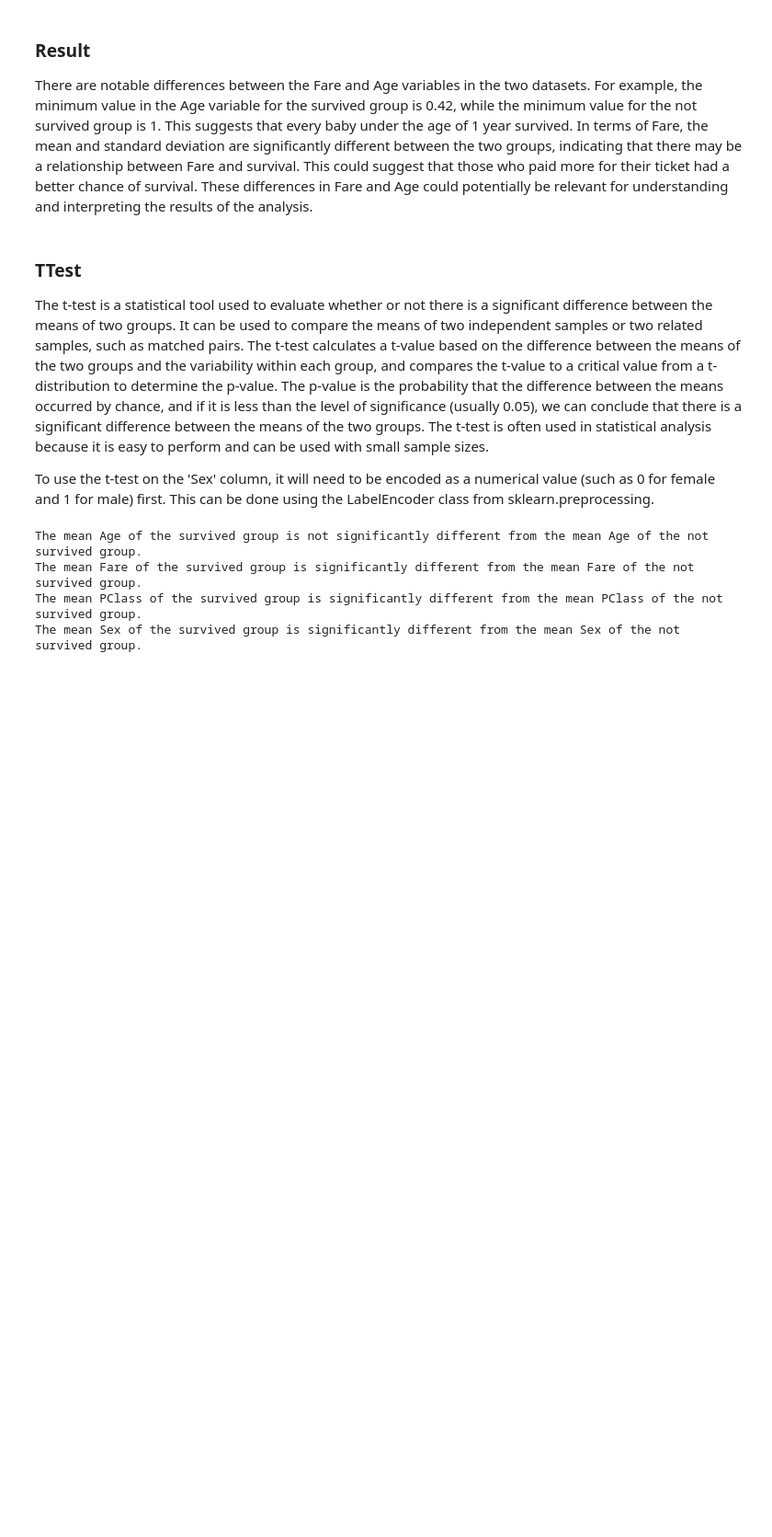
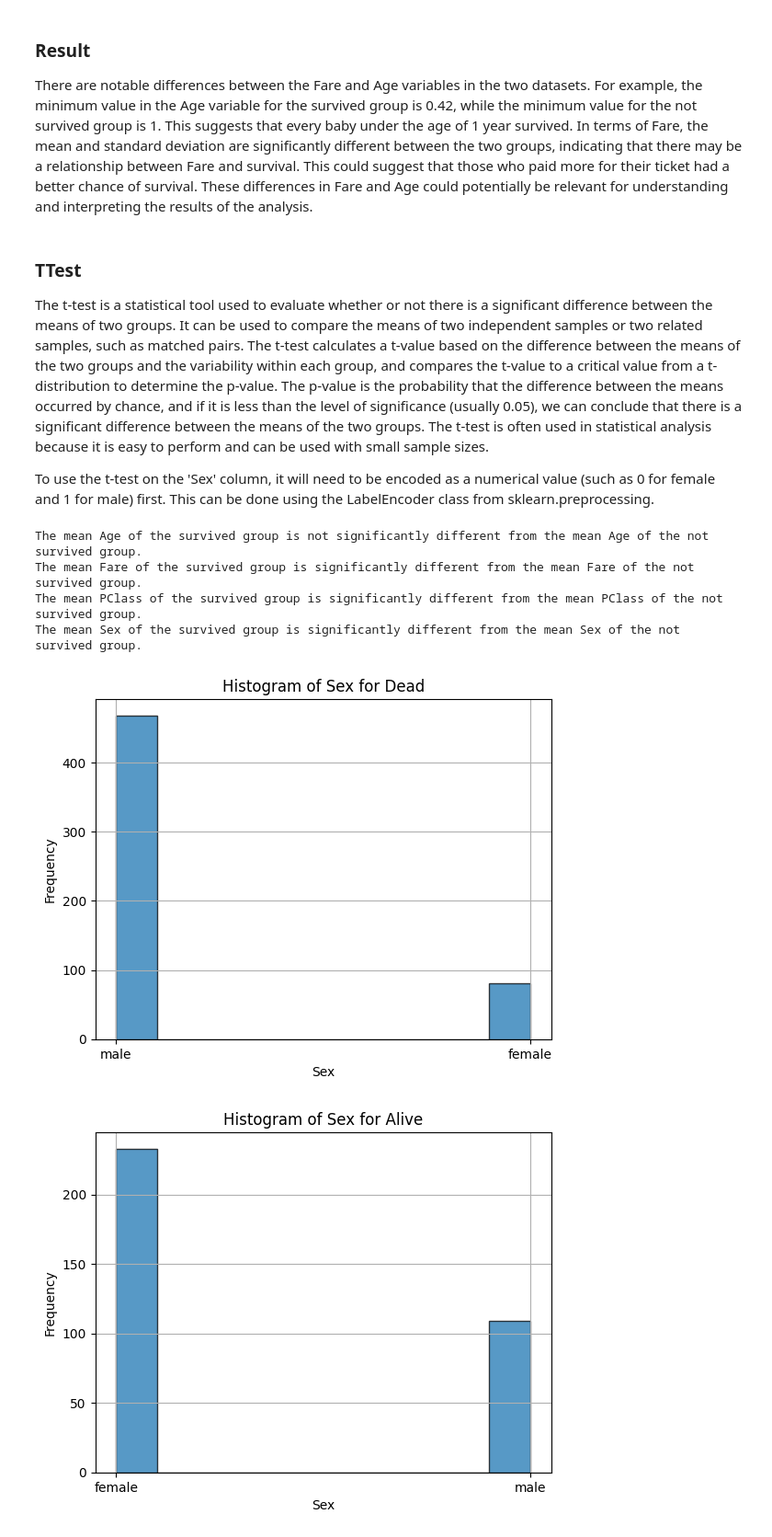
Before and after one commit to SeanMarcusJensen/Exam_DataScience, a Jupyter notebook: Notebook.ipynb, the cells around one changed output. Shown at 92% size. Cells and saved outputs as stored; diff of their text form; code cells hidden in the pictures; blank space fills up the shorter version.

```diff
--- a/Notebook.ipynb
+++ b/Notebook.ipynb
@@ -264,3 +259,9 @@ The mean Age of the survived group is not significantly different from the mean
 The mean Fare of the survived group is significantly different from the mean Fare of the not survived group.
 The mean PClass of the survived group is significantly different from the mean PClass of the not survived group.
 The mean Sex of the survived group is significantly different from the mean Sex of the not survived group.
+# %%
+create_hist(dead, 'Sex', 'Dead')
+create_hist(alive, 'Sex', 'Alive')
+# %% [output]
+[figure, added]
+[figure, added]
```
Also changed, not shown: parts of 7 cells of this notebook.
